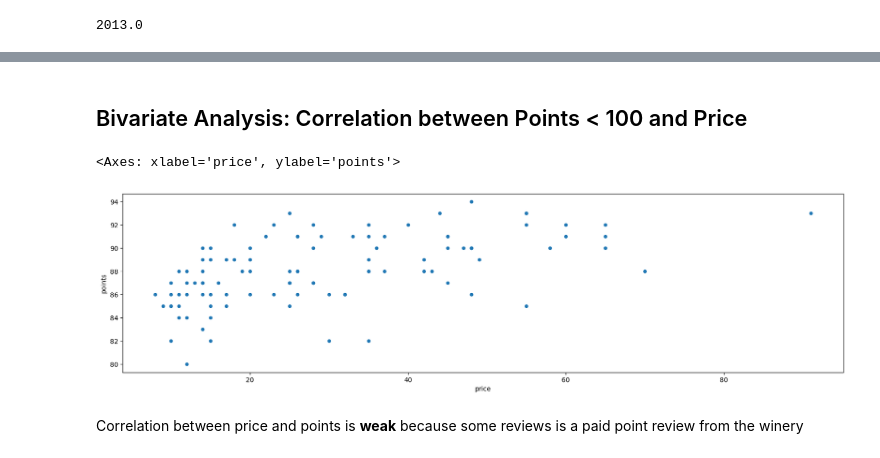
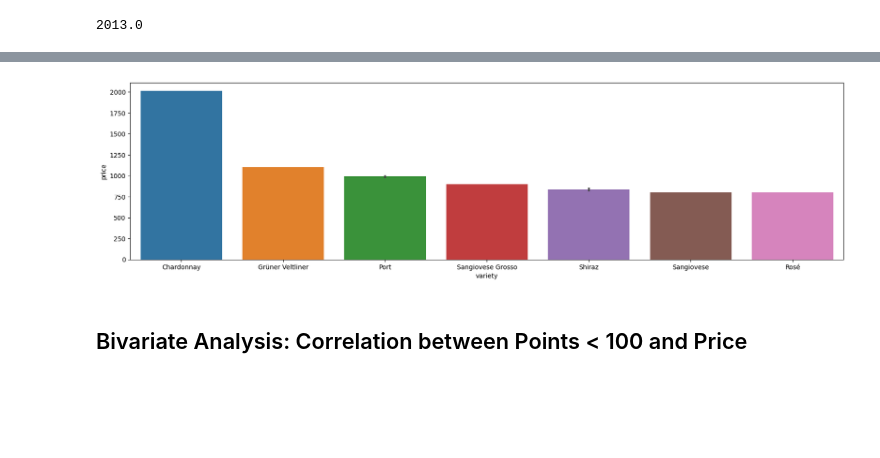
Before and after one commit to dmareee/EDA_Practice, a Jupyter notebook: wine-review-data-cleaning-eda.ipynb, the cells around one changed output, grey strips where cells are left out. Saved outputs shown, nothing was run; the diff lists cells and outputs as text; code cells hidden in the pictures; blank space fills up the shorter version.

```diff
--- a/wine-review-data-cleaning-eda.ipynb
+++ b/wine-review-data-cleaning-eda.ipynb
@@ -248,10 +257,7 @@ most_priced.sort_values('price', ascending=False).head(5)
+# %%
+sns.barplot(x='variety', y='price', data=most_priced)
+plt.show()
+# %% [output]
+[figure, added]
 # %% [markdown]
 ## Bivariate Analysis: Correlation between Points < 100 and Price
-# %%
-points_corr = data_cleaned[data_cleaned['price'] < 100].sample(100).plot.scatter(x='price', y='points')
-points_corr
-# %% [output]
-<Axes: xlabel='price', ylabel='points'>
-[figure, removed]
-# %% [markdown]
-Correlation between price and points is **weak** because some reviews is a paid point review from the winery
```
Also changed, not shown: parts of 3 cells of this notebook.
